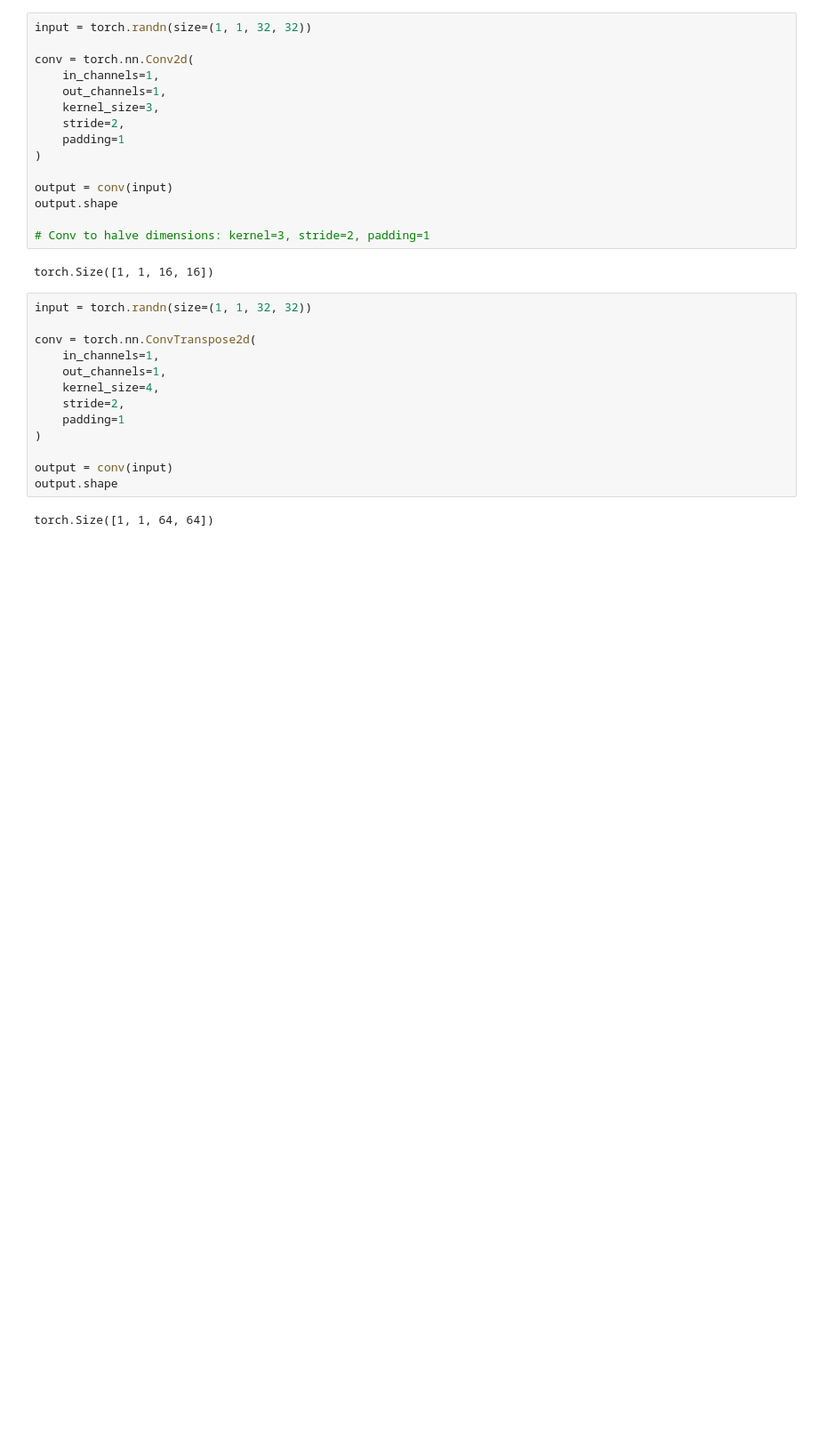
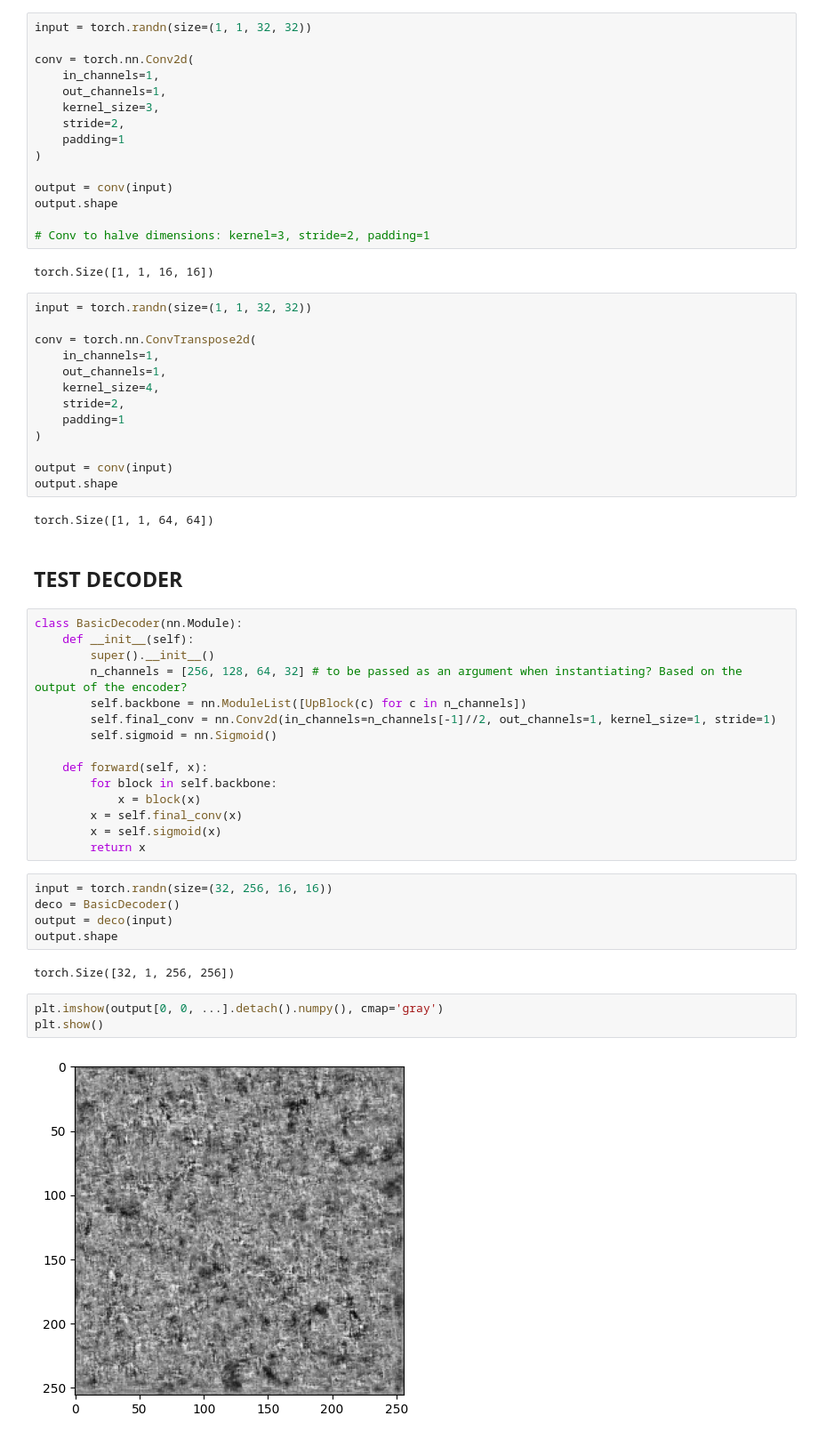
Before and after one commit to gptrapletti/cpath-transfer-learning, a Jupyter notebook: 01_nb.ipynb, the cells around one changed output. Shown at 89% size. Cells and saved outputs as stored; diff of their text form; blank space fills up the shorter version.

Commit message:
Fix BasicDecoder forward function

```diff
--- a/01_nb.ipynb
+++ b/01_nb.ipynb
@@ -279,3 +280,32 @@ output = conv(input)
 output.shape
 # %% [output]
 torch.Size([1, 1, 64, 64])
+# %% [markdown]
+## TEST DECODER
+# %%
+class BasicDecoder(nn.Module):
+    def __init__(self):
+        super().__init__()
+        n_channels = [256, 128, 64, 32] # to be passed as an argument when instantiating? Based on the output of the encoder?
+        self.backbone = nn.ModuleList([UpBlock(c) for c in n_channels])
+        self.final_conv = nn.Conv2d(in_channels=n_channels[-1]//2, out_channels=1, kernel_size=1, stride=1)
+        self.sigmoid = nn.Sigmoid()
+
+    def forward(self, x):
+        for block in self.backbone:
+            x = block(x)
+        x = self.final_conv(x)
+        x = self.sigmoid(x)
+        return x
+# %%
+input = torch.randn(size=(32, 256, 16, 16))
+deco = BasicDecoder()
+output = deco(input)
+output.shape
+# %% [output]
+torch.Size([32, 1, 256, 256])
+# %%
+plt.imshow(output[0, 0, ...].detach().numpy(), cmap='gray')
+plt.show()
+# %% [output]
+[figure, added]
```
Also changed, not shown: parts of 1 cell of this notebook, 1 other file.
